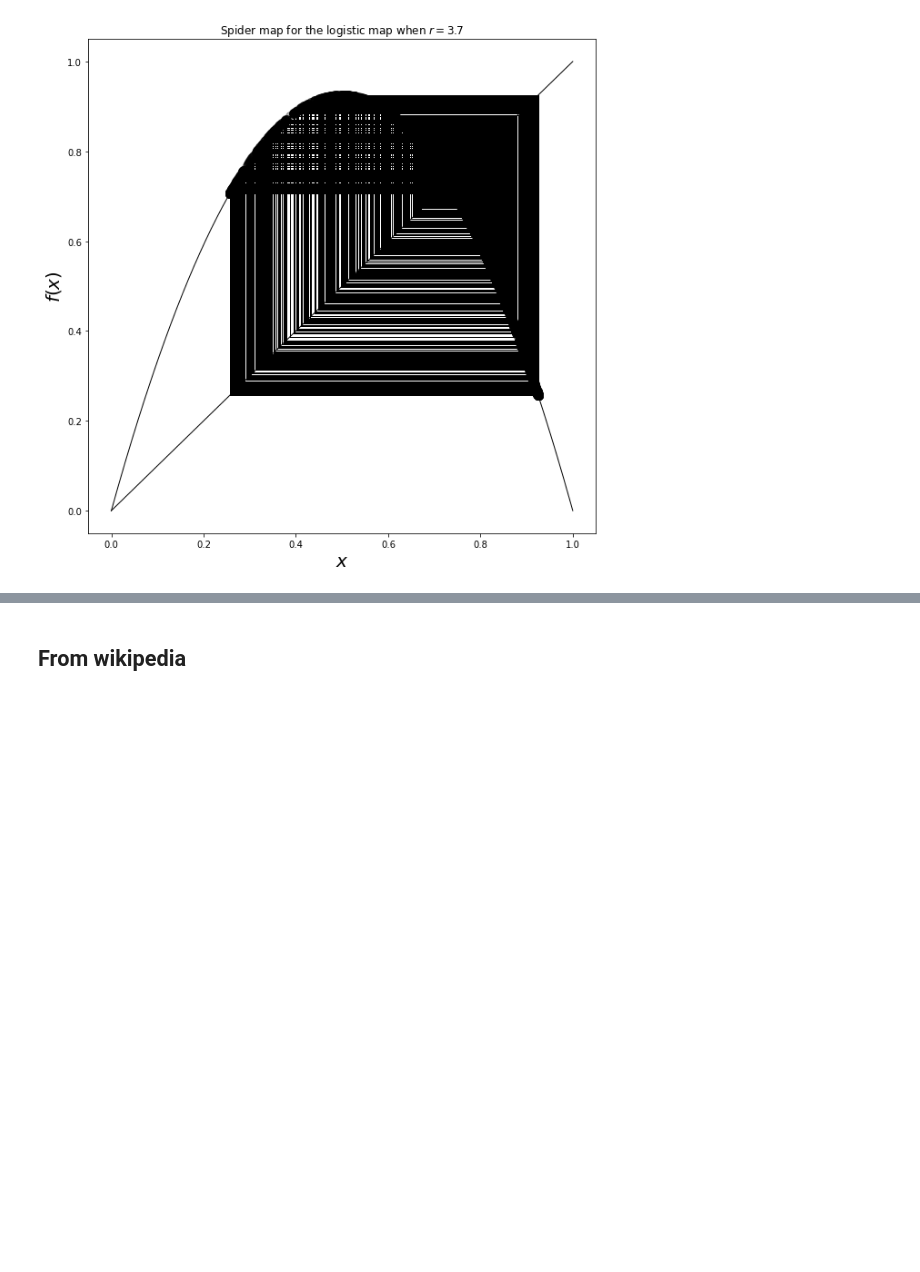
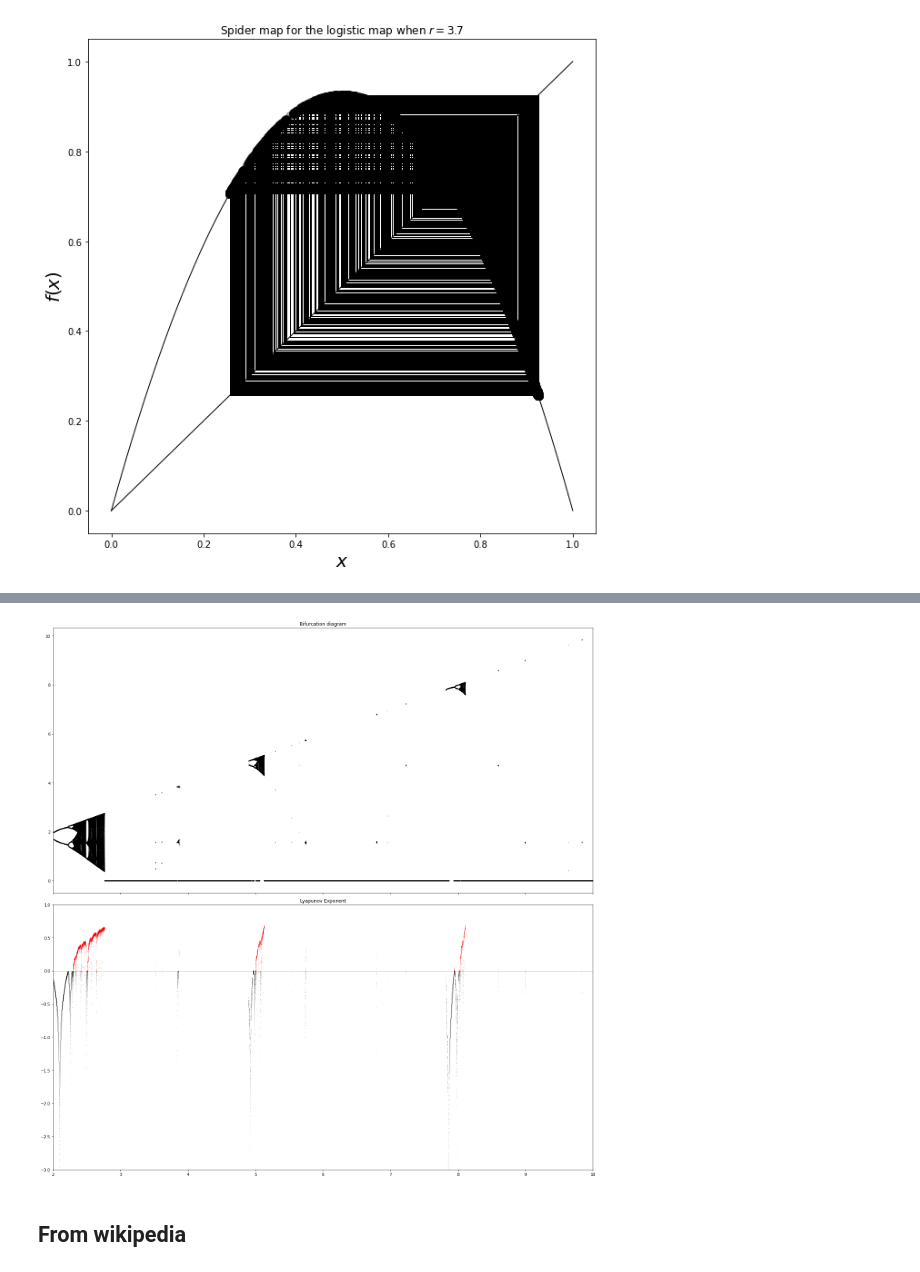
Before and after one commit to ihkim94/Ikeda, a Jupyter notebook: Ikeda_map.ipynb, the cells around one changed output, grey strips where cells are left out. Cells and saved outputs as stored; diff of their text form; code cells hidden in the pictures; blank space fills up the shorter version.

```diff
--- a/Ikeda_map.ipynb
+++ b/Ikeda_map.ipynb
@@ -444,3 +429,8 @@ plt.tight_layout()
+# %%
+model = analysis(2, 10, 100000, 1000)
+model.ikeda_adiabatic_plot(100, 1000)
+# %% [output]
+[figure, added]
 # %% [markdown]
 ## From wikipedia
 # %%
```
Also changed, not shown: parts of 4 cells of this notebook.
